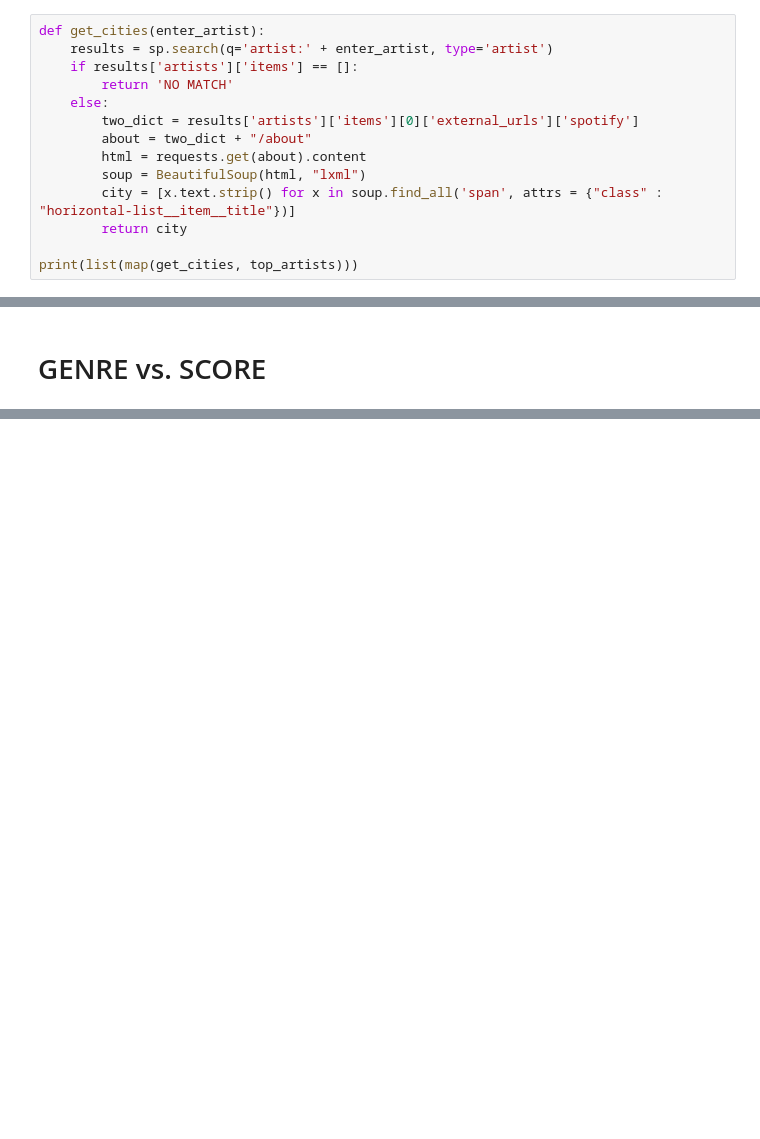
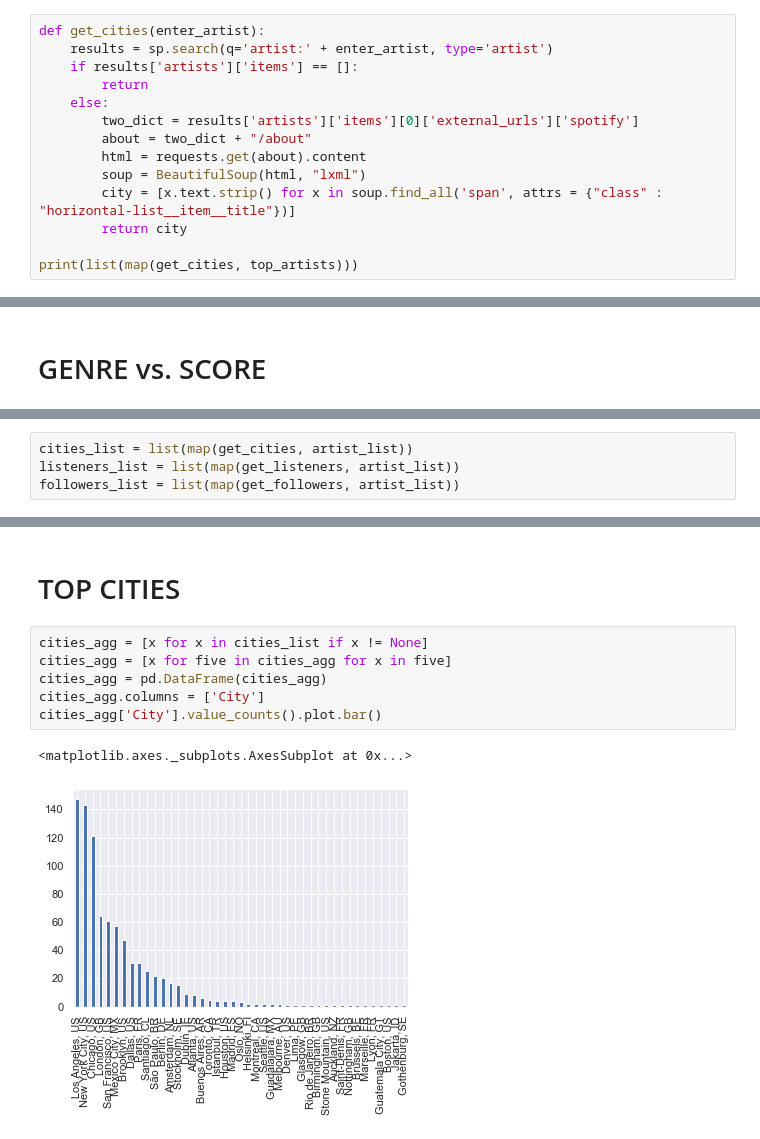
Before and after one commit to dandoye/Project-Week-3-Data-Thieves, a Jupyter notebook: your-project/analysis-emi.ipynb, the cells around one changed output, grey strips where cells are left out. Cells and saved outputs as stored; diff of their text form; blank space fills up the shorter version.

```diff
--- a/your-project/analysis-emi.ipynb
+++ b/your-project/analysis-emi.ipynb
@@ -67,7 +72,7 @@ top_artists = ['the beatles', 'dj shadow', 'david bowie', 'the cure', 'nina simo
 def get_cities(enter_artist):
     results = sp.search(q='artist:' + enter_artist, type='artist')
     if results['artists']['items'] == []:
-        return 'NO MATCH'
+        return
     else:
         two_dict = results['artists']['items'][0]['external_urls']['spotify']
         about = two_dict + "/about"
@@ -191,0 +200,4 @@ list(map(get_listeners, artist_list))
+# %%
+cities_list = list(map(get_cities, artist_list))
+listeners_list = list(map(get_listeners, artist_list))
+followers_list = list(map(get_followers, artist_list))
@@ -191,0 +222,11 @@ list(map(get_listeners, artist_list))
+# %% [markdown]
+# TOP CITIES
+# %%
+cities_agg = [x for x in cities_list if x != None]
+cities_agg = [x for five in cities_agg for x in five]
+cities_agg = pd.DataFrame(cities_agg)
+cities_agg.columns = ['City']
+cities_agg['City'].value_counts().plot.bar()
+# %% [output]
+<matplotlib.axes._subplots.AxesSubplot at 0x...>
+[figure, added]
```
Also changed, not shown: parts of 25 cells of this notebook.
